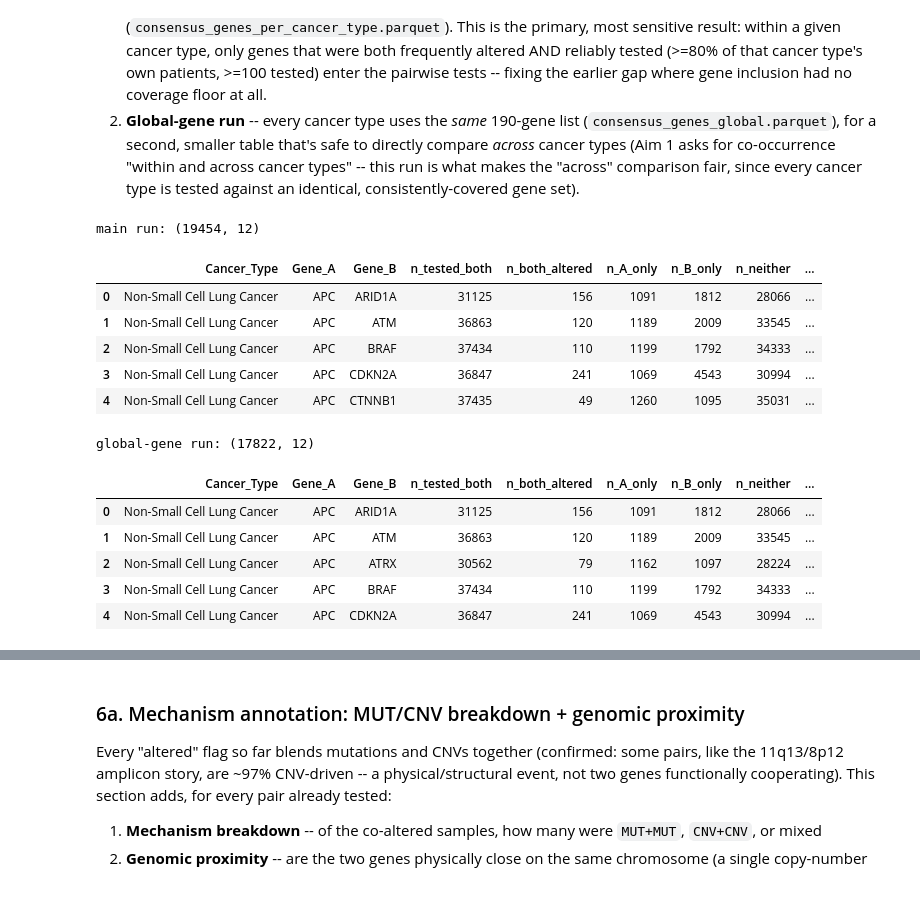
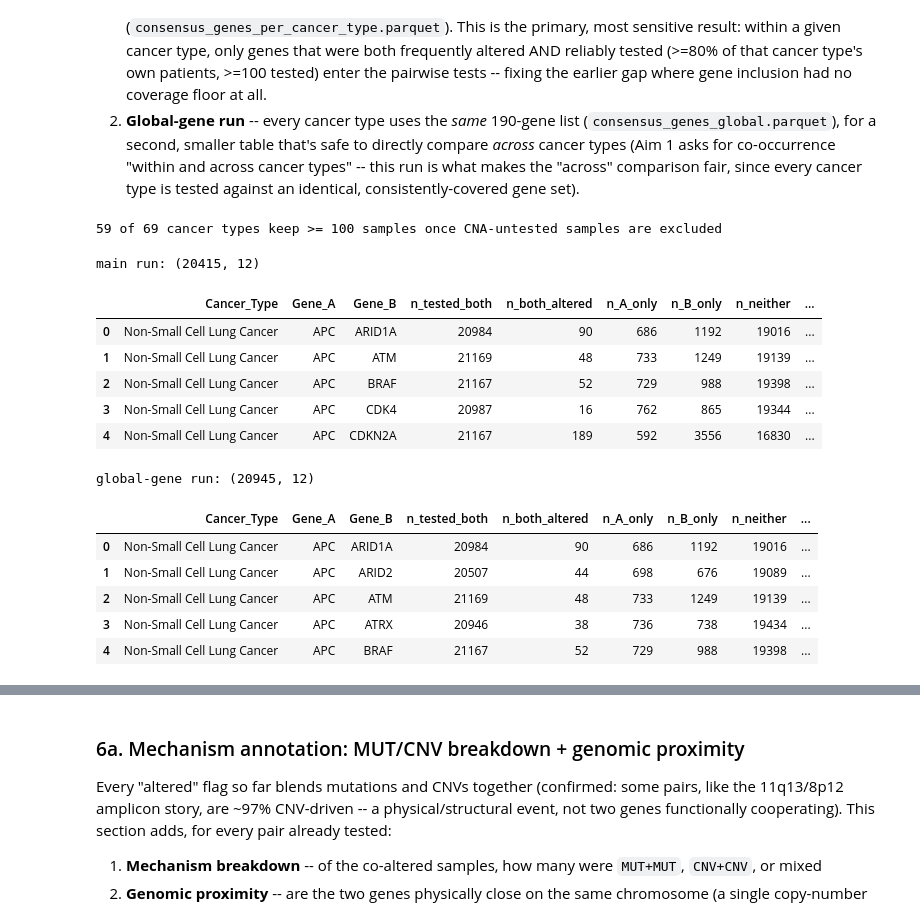
Before and after one commit to Wlimni/Learning-Cancer-Mutation-Landscapes-from-Large-Scale-Mutation-Testing-Data-fyp, a Jupyter notebook: notebooks/02_phase2_comutation_matrix.ipynb, the cells around one changed output, grey strips where cells are left out. Drawn from its saved outputs; the diff is of its cells as text; code cells hidden in the pictures.

```diff
--- a/notebooks/02_phase2_comutation_matrix.ipynb
+++ b/notebooks/02_phase2_comutation_matrix.ipynb
@@ -170,12 +184,26 @@ def get_qualifying_genes(cancer_type: str, sub_alt: pd.DataFrame, n_samples: int
     return sorted(freq_qualified & allowed_genes)
 
 
-def build_matrices(cancer_type: str, allowed_genes: set[str]):
-    ct_samples = clinical.loc[clinical["CANCER_TYPE"] == cancer_type, ["SAMPLE_ID", "SEQ_ASSAY_ID"]]
+def build_matrices(cancer_type: str, allowed_genes: set[str],
+                   alt_source: pd.DataFrame | None = None,
+                   require_cna_tested: bool = False):
+    ct_samples = clinical.loc[clinical["CANCER_TYPE"] == cancer_type,
+                              ["SAMPLE_ID", "SEQ_ASSAY_ID", "CNA_TESTED"]]
     ct_samples = ct_samples.drop_duplicates(subset="SAMPLE_ID").set_index("SAMPLE_ID")
+    if require_cna_tested:
+        # "Altered" has to mean the same thing for every sample in the table.
+        # A sample with no copy-number data can only ever show a mutation, so
+        # scoring it "not altered" misclassifies the outcome -- the same
+        # tested-vs-never-tested error Phase 1 exists to prevent, applied to
+        # CNVs instead of mutations.
+        ct_samples = ct_samples[ct_samples["CNA_TESTED"]]
     n_samples = len(ct_samples)
+    if n_samples < MIN_SAMPLES_PER_CANCER_TYPE:
+        return None
 
-    sub_alt = alterations.loc[alterations["CANCER_TYPE"] == cancer_type, ["Sample_ID", "Hugo_Symbol"]].drop_duplicates()
+    src = alterations if alt_source is None else alt_source
+    sub_alt = src.loc[src["CANCER_TYPE"] == cancer_type, ["Sample_ID", "Hugo_Symbol"]].drop_duplicates()
+    sub_alt = sub_alt[sub_alt["Sample_ID"].isin(ct_samples.index)]
     genes = get_qualifying_genes(cancer_type, sub_alt, n_samples, allowed_genes)
     if len(genes) < 2:
         return None
@@ -209,8 +237,10 @@ For each gene pair, restrict to samples where the panel covered both
 genes, build the 2x2 contingency table, and run Fisher's exact test.
 Odds ratio > 1 = co-occurring more than chance; < 1 = mutually exclusive.
 # %%
-def test_cancer_type(cancer_type: str, allowed_genes: set[str]) -> pd.DataFrame:
-    result = build_matrices(cancer_type, allowed_genes)
+def test_cancer_type(cancer_type: str, allowed_genes: set[str],
+                     alt_source: pd.DataFrame | None = None,
+                     require_cna_tested: bool = False) -> pd.DataFrame:
+    result = build_matrices(cancer_type, allowed_genes, alt_source, require_cna_tested)
     if result is None:
         return pd.DataFrame()
     alt_matrix, coverage_matrix, genes = result
@@ -281,8 +311,17 @@ global_genes = set(pd.read_parquet(PROCESSED_DIR / "consensus_genes_global.parqu
 
 # --- Main run: per-cancer-type coverage-qualified gene lists ---
 all_results = []
-for ct in tqdm(qualifying_cancer_types, desc="main (per-cancer-type genes)"):
-    res = test_cancer_type(ct, genes_by_ct.get(ct, set()))
+# Main run is restricted to CNA-tested samples (see build_matrices) so that
+# "altered" = "mutation OR copy-number change" is a claim every sample in the
+# table could actually have supported.
+cna_tested_counts = clinical[clinical["CNA_TESTED"]]["CANCER_TYPE"].value_counts()
+main_cancer_types = [ct for ct in qualifying_cancer_types
+                     if cna_tested_counts.get(ct, 0) >= MIN_SAMPLES_PER_CANCER_TYPE]
+print(f"{len(main_cancer_types)} of {len(qualifying_cancer_types)} cancer types keep "
+      f">= {MIN_SAMPLES_PER_CANCER_TYPE} samples once CNA-untested samples are excluded")
+
+for ct in tqdm(main_cancer_types, desc="main (per-cancer-type genes)"):
+    res = test_cancer_type(ct, genes_by_ct.get(ct, set()), require_cna_tested=True)
     if not res.empty:
         res["q_value"] = bh_fdr(res["p_value"].to_numpy())
         all_results.append(res)
@@ -291,32 +330,33 @@ comutation_pairs = pd.concat(all_results, ignore_index=True)
 print("main run:", comutation_pairs.shape)
 comutation_pairs.head()
 # %% [output]
-main run: (19454, 12)
+59 of 69 cancer types keep >= 100 samples once CNA-untested samples are excluded
+main run: (20415, 12)
 |  | Cancer_Type | Gene_A | Gene_B | n_tested_both | n_both_altered | n_A_only | n_B_only | n_neither | ... |
-| 0 | Non-Small Cell Lung Cancer | APC | ARID1A | 31125 | 156 | 1091 | 1812 | 28066 | ... |
-| 1 | Non-Small Cell Lung Cancer | APC | ATM | 36863 | 120 | 1189 | 2009 | 33545 | ... |
-| 2 | Non-Small Cell Lung Cancer | APC | BRAF | 37434 | 110 | 1199 | 1792 | 34333 | ... |
-| 3 | Non-Small Cell Lung Cancer | APC | CDKN2A | 36847 | 241 | 1069 | 4543 | 30994 | ... |
-| 4 | Non-Small Cell Lung Cancer | APC | CTNNB1 | 37435 | 49 | 1260 | 1095 | 35031 | ... |
+| 0 | Non-Small Cell Lung Cancer | APC | ARID1A | 20984 | 90 | 686 | 1192 | 19016 | ... |
+| 1 | Non-Small Cell Lung Cancer | APC | ATM | 21169 | 48 | 733 | 1249 | 19139 | ... |
+| 2 | Non-Small Cell Lung Cancer | APC | BRAF | 21167 | 52 | 729 | 988 | 19398 | ... |
+| 3 | Non-Small Cell Lung Cancer | APC | CDK4 | 20987 | 16 | 762 | 865 | 19344 | ... |
+| 4 | Non-Small Cell Lung Cancer | APC | CDKN2A | 21167 | 189 | 592 | 3556 | 16830 | ... |
 # %%
 # --- Global-gene run: same 190-gene list for every cancer type, for
 # direct cross-cancer-type comparison ---
 all_results_global = []
-for ct in tqdm(qualifying_cancer_types, desc="global (same 190 genes everywhere)"):
-    res = test_cancer_type(ct, global_genes)
+for ct in tqdm(main_cancer_types, desc="global (same 190 genes everywhere)"):
+    res = test_cancer_type(ct, global_genes, require_cna_tested=True)
     if not res.empty:
         res["q_value"] = bh_fdr(res["p_value"].to_numpy())
         all_results_global.append(res)
 
 comutation_pairs_global = pd.concat(all_results_global, ignore_index=True)
 comutation_pairs_global.to_parquet(PROCESSED_DIR / "comutation_pairs_global_genes.parquet", index=False)
 print("global-gene run:", comutation_pairs_global.shape)
 comutation_pairs_global.head()
 # %% [output]
-global-gene run: (17822, 12)
+global-gene run: (20945, 12)
 |  | Cancer_Type | Gene_A | Gene_B | n_tested_both | n_both_altered | n_A_only | n_B_only | n_neither | ... |
-| 0 | Non-Small Cell Lung Cancer | APC | ARID1A | 31125 | 156 | 1091 | 1812 | 28066 | ... |
-| 1 | Non-Small Cell Lung Cancer | APC | ATM | 36863 | 120 | 1189 | 2009 | 33545 | ... |
-| 2 | Non-Small Cell Lung Cancer | APC | ATRX | 30562 | 79 | 1162 | 1097 | 28224 | ... |
-| 3 | Non-Small Cell Lung Cancer | APC | BRAF | 37434 | 110 | 1199 | 1792 | 34333 | ... |
-| 4 | Non-Small Cell Lung Cancer | APC | CDKN2A | 36847 | 241 | 1069 | 4543 | 30994 | ... |
+| 0 | Non-Small Cell Lung Cancer | APC | ARID1A | 20984 | 90 | 686 | 1192 | 19016 | ... |
+| 1 | Non-Small Cell Lung Cancer | APC | ARID2 | 20507 | 44 | 698 | 676 | 19089 | ... |
+| 2 | Non-Small Cell Lung Cancer | APC | ATM | 21169 | 48 | 733 | 1249 | 19139 | ... |
+| 3 | Non-Small Cell Lung Cancer | APC | ATRX | 20946 | 38 | 736 | 738 | 19434 | ... |
+| 4 | Non-Small Cell Lung Cancer | APC | BRAF | 21167 | 52 | 729 | 988 | 19398 | ... |
```
Also changed, not shown: parts of 16 cells of this notebook, 8 other files.
